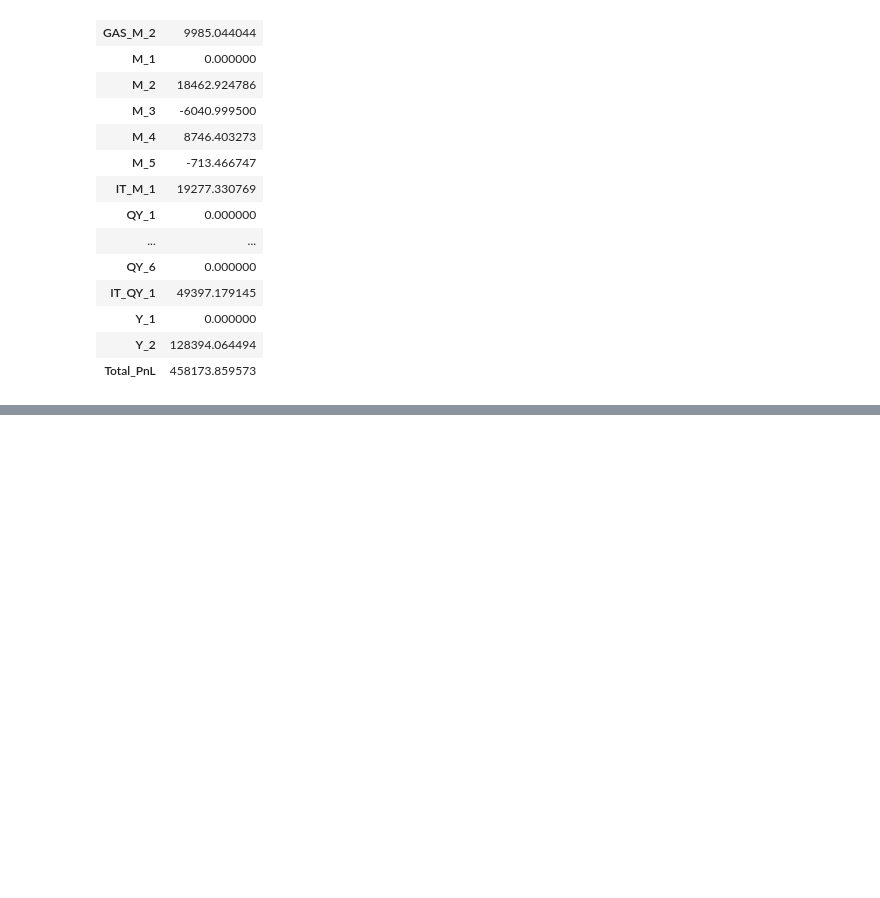
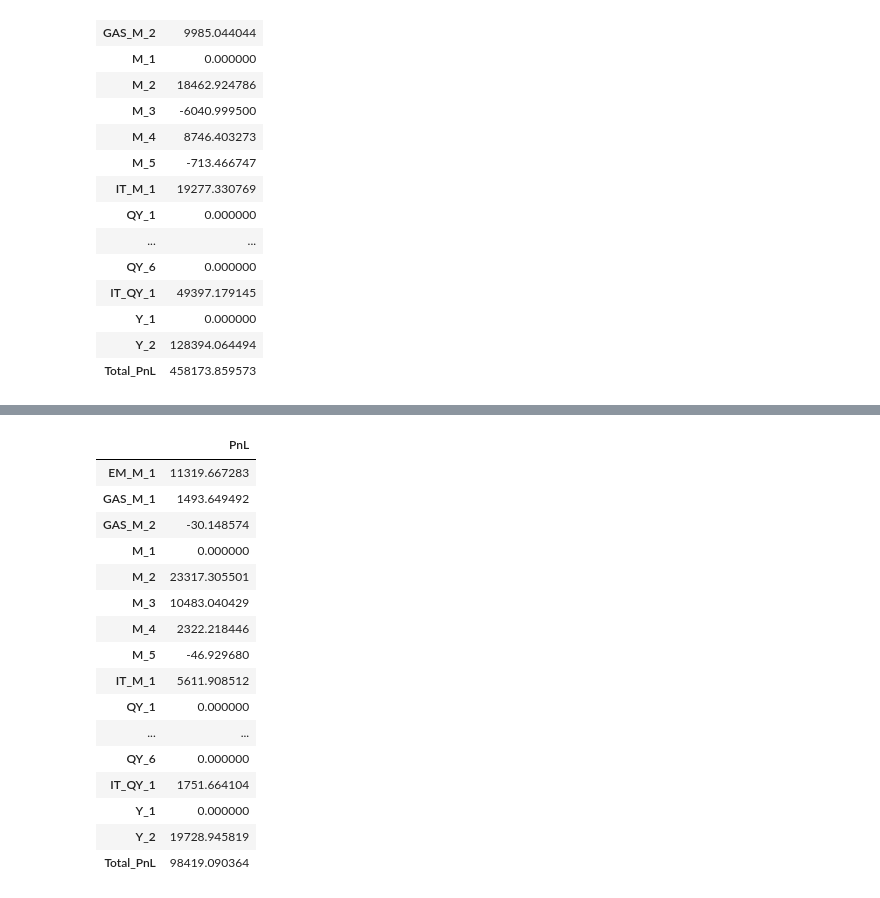
Before and after one commit to filtip/EnergyTrading, a Jupyter notebook: sf_project/notebooks/strategy.ipynb, the cells around one changed output, grey strips where cells are left out. Cells and saved outputs as stored; diff of their text form; code cells hidden in the pictures; blank space fills up the shorter version.

```diff
--- a/sf_project/notebooks/strategy.ipynb
+++ b/sf_project/notebooks/strategy.ipynb
@@ -152,0 +148,20 @@ Processing IT_QY_1...
+# %%
+plots.calculate_total_pnl(trades_out_of_sample)
+# %% [output]
+|  | PnL |
+| EM_M_1 | 11319.667283 |
+| GAS_M_1 | 1493.649492 |
+| GAS_M_2 | -30.148574 |
+| M_1 | 0.000000 |
+| M_2 | 23317.305501 |
+| M_3 | 10483.040429 |
+| M_4 | 2322.218446 |
+| M_5 | -46.929680 |
+| IT_M_1 | 5611.908512 |
+| QY_1 | 0.000000 |
+| ... | ... |
+| QY_6 | 0.000000 |
+| IT_QY_1 | 1751.664104 |
+| Y_1 | 0.000000 |
+| Y_2 | 19728.945819 |
+| Total_PnL | 98419.090364 |
```
Also changed, not shown: parts of 13 cells of this notebook, 41 other files.
